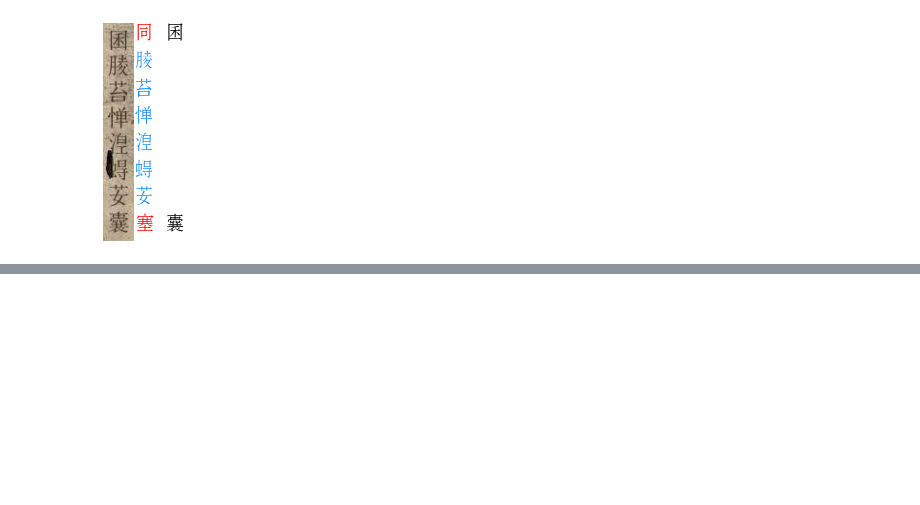
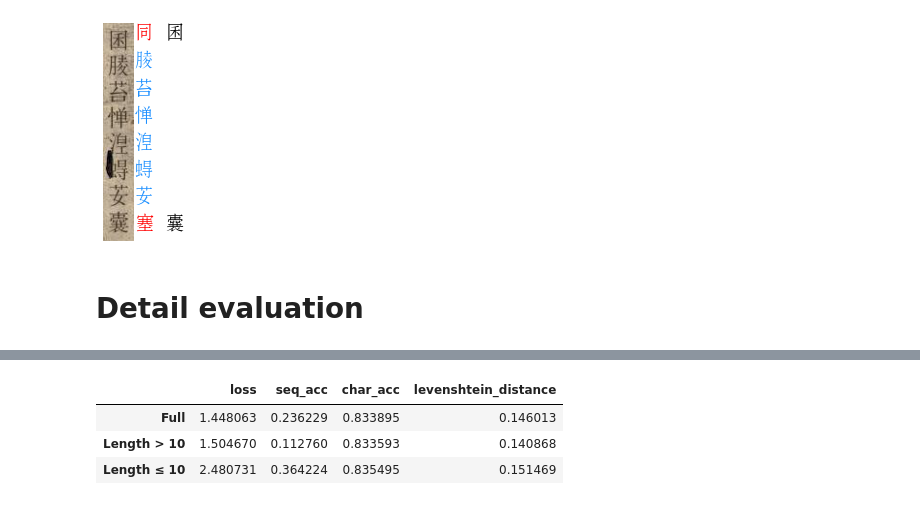
Before and after one commit to 18520339/NomNaOCR, a Jupyter notebook: Text recognition/TransformerOCR/SC-CNNxTransformer_finetune.ipynb, the cells around one changed output, grey strips where cells are left out. Saved outputs shown, nothing was run; the diff lists cells and outputs as text; code cells hidden in the pictures; blank space fills up the shorter version.

```diff
--- a/Text recognition/TransformerOCR/SC-CNNxTransformer_finetune.ipynb
+++ b/Text recognition/TransformerOCR/SC-CNNxTransformer_finetune.ipynb
@@ -58,6 +59,7 @@ data_handler = DataHandler(
     end_char = END_CHAR
 )
 # %%
+NUM_VALIDATE = DataImporter(DATASET_DIR, VALID_TRANSCRIPTS_PATH, min_length=1).size
 MAX_LENGTH = data_handler.max_length
 START_TOKEN = data_handler.start_token
 END_TOKEN = data_handler.end_token
@@ -182,7 +184,7 @@ ________________________________________________________________________________
 # %% [markdown]
 # Training
 # %%
-train_idxs = list(range(30259))
+train_idxs = list(range(dataset.size - NUM_VALIDATE))
 valid_idxs = list(range(train_idxs[-1] + 1, dataset.size))
 print('Number of training samples:', len(train_idxs))
 print('Number of validate samples:', len(valid_idxs))
@@ -302,9 +304,9 @@ decoder = TransformerDecoderBlock(
     dropout_rate = DROPOUT_RATE,
 )
 # %%
-cnn_model.load_weights(f'finetune_{APPROACH_NAME}_cnn.h5')
-encoder.load_weights(f'finetune_{APPROACH_NAME}_enc.h5')
-decoder.load_weights(f'finetune_{APPROACH_NAME}_dec.h5')
+cnn_model.load_weights(f'Fine-tuning/finetune_{APPROACH_NAME}_cnn.h5')
+encoder.load_weights(f'Fine-tuning/finetune_{APPROACH_NAME}_enc.h5')
+decoder.load_weights(f'Fine-tuning/finetune_{APPROACH_NAME}_dec.h5')
 # %%
 reset_model = TransformerOCR(cnn_model, encoder, decoder, data_handler)
 reset_model.compile(
@@ -375,3 +370,21 @@ print('Predicted text:', ''.join(pred_labels))
 # %% [output]
 Predicted text: 同𦝄苔惮󰞺𧍋𦬑塞
 [figure]
+# %% [markdown]
+# Detail evaluation
+# %%
+import pandas as pd
+from evaluator import Evaluator
+GT10_TRANSCRIPTS_PATH = f'{DATASET_DIR}/Validate_gt10.txt'
+LTE10_TRANSCRIPTS_PATH = f'{DATASET_DIR}/Validate_lte10.txt'
+# %%
+gt10_evaluator = Evaluator(reset_model, DATASET_DIR, GT10_TRANSCRIPTS_PATH)
+lte10_evaluator = Evaluator(reset_model, DATASET_DIR, LTE10_TRANSCRIPTS_PATH)
+df = pd.DataFrame([
+    reset_model.evaluate(valid_tf_dataset, return_dict=True),
+    gt10_evaluator.evaluate(data_handler, BATCH_SIZE, drop_remainder=True),
+    lte10_evaluator.evaluate(data_handler, BATCH_SIZE, drop_remainder=True),
+])
+df.index = ['Full', 'Length > 10', 'Length ≤ 10']
+df
+# %% [output]
@@ -377,0 +394,4 @@ Predicted text: 同𦝄苔惮󰞺𧍋𦬑塞
+|  | loss | seq_acc | char_acc | levenshtein_distance |
+| Full | 1.448063 | 0.236229 | 0.833895 | 0.146013 |
+| Length > 10 | 1.504670 | 0.112760 | 0.833593 | 0.140868 |
+| Length ≤ 10 | 2.480731 | 0.364224 | 0.835495 | 0.151469 |
```
Also changed, not shown: parts of 5 cells of this notebook, 15 other files.
